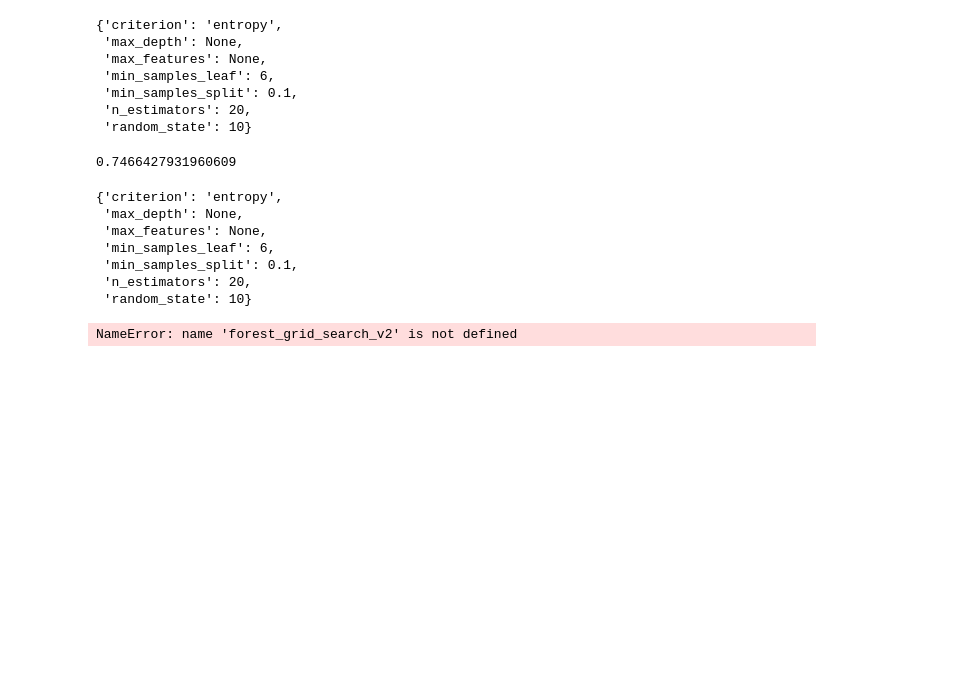
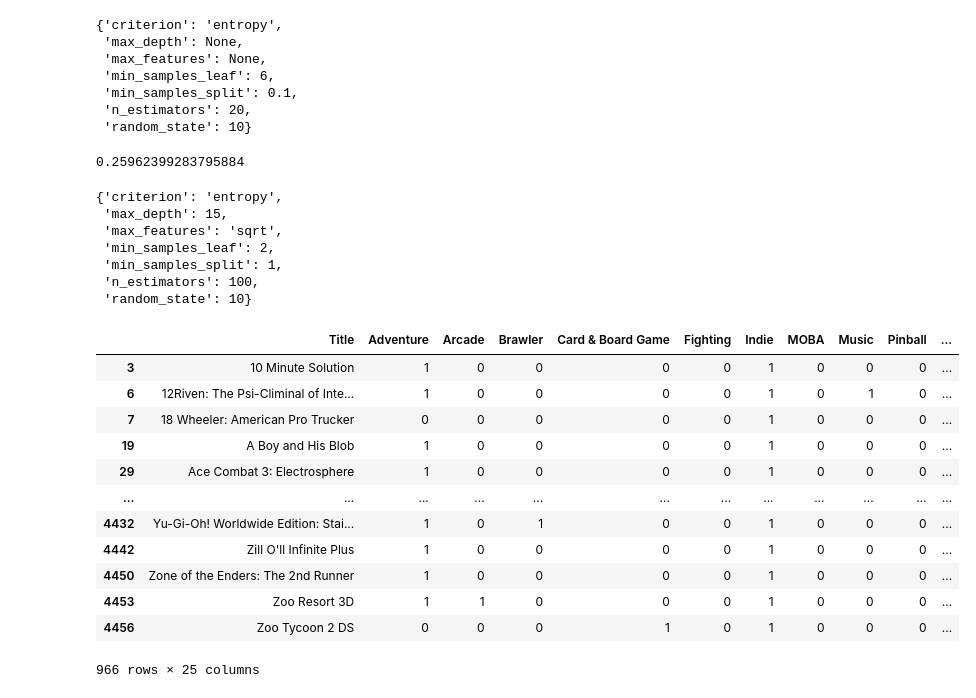
Before and after one commit to Tommyphung1/Predicting-Video-Games-Profit-with-Genres, a Jupyter notebook: Final_Notebook.ipynb, the cells around one changed output. Saved outputs shown, nothing was run; the diff lists cells and outputs as text; code cells hidden in the pictures; blank space fills up the shorter version.

```diff
--- a/Final_Notebook.ipynb
+++ b/Final_Notebook.ipynb
@@ -287,20 +344,16 @@ forest_grid_search.best_params_
  'n_estimators': 20,
  'random_state': 10}
 # %%
-forest_grid_search.score(X_test, y_test)
+forest_grid_search_2.score(X_test, y_test)
 # %% [output]
-0.7466427931960609
+0.25962399283795884
 # %%
-forest_grid_search.best_params_
+forest_grid_search_2.best_params_
 # %% [output]
 {'criterion': 'entropy',
- 'max_depth': None,
- 'max_features': None,
- 'min_samples_leaf': 6,
- 'min_samples_split': 0.1,
- 'n_estimators': 20,
+ 'max_depth': 15,
+ 'max_features': 'sqrt',
+ 'min_samples_leaf': 2,
+ 'min_samples_split': 1,
+ 'n_estimators': 100,
  'random_state': 10}
-# %%
-forest_grid_search_v2.score(X_test, y_test)
-# %% [output]
-NameError: name 'forest_grid_search_v2' is not defined
@@ -308,0 +360,17 @@ forest_grid_search_v2.best_params_
+# %%
+indie_genre = genre_df.loc[genre_df.Indie == 1]
+indie_genre_2 = genre_df_2.loc[genre_df_2.Indie == 1]
+# %% [output]
+|  | Title | Adventure | Arcade | Brawler | Card & Board Game | Fighting | Indie | MOBA | Music | Pinball | ... |
+| 3 | 10 Minute Solution | 1 | 0 | 0 | 0 | 0 | 1 | 0 | 0 | 0 | ... |
+| 6 | 12Riven: The Psi-Climinal of Inte... | 1 | 0 | 0 | 0 | 0 | 1 | 0 | 1 | 0 | ... |
+| 7 | 18 Wheeler: American Pro Trucker | 0 | 0 | 0 | 0 | 0 | 1 | 0 | 0 | 0 | ... |
+| 19 | A Boy and His Blob | 1 | 0 | 0 | 0 | 0 | 1 | 0 | 0 | 0 | ... |
+| 29 | Ace Combat 3: Electrosphere | 1 | 0 | 0 | 0 | 0 | 1 | 0 | 0 | 0 | ... |
+| ... | ... | ... | ... | ... | ... | ... | ... | ... | ... | ... | ... |
+| 4432 | Yu-Gi-Oh! Worldwide Edition: Stai... | 1 | 0 | 1 | 0 | 0 | 1 | 0 | 0 | 0 | ... |
+| 4442 | Zill O'll Infinite Plus | 1 | 0 | 0 | 0 | 0 | 1 | 0 | 0 | 0 | ... |
+| 4450 | Zone of the Enders: The 2nd Runner | 1 | 0 | 0 | 0 | 0 | 1 | 0 | 0 | 0 | ... |
+| 4453 | Zoo Resort 3D | 1 | 1 | 0 | 0 | 0 | 1 | 0 | 0 | 0 | ... |
+| 4456 | Zoo Tycoon 2 DS | 0 | 0 | 0 | 1 | 0 | 1 | 0 | 0 | 0 | ... |
+966 rows × 25 columns
```
Also changed, not shown: parts of 10 cells of this notebook.
